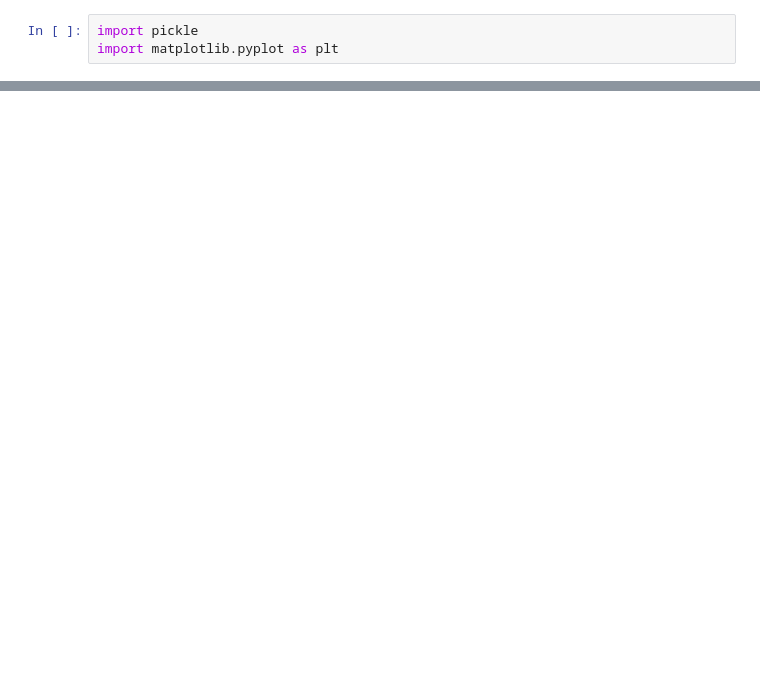
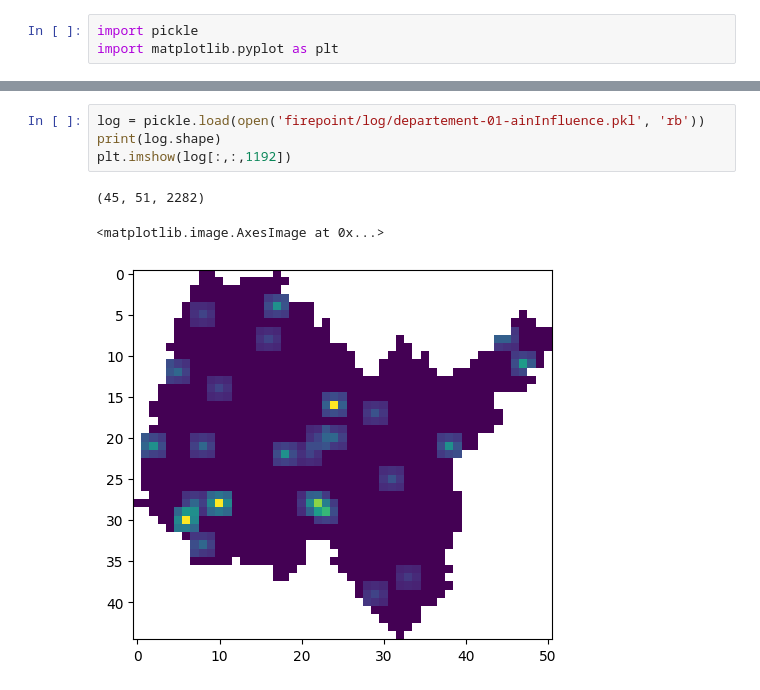
Before and after one commit to NicolasCaronPro/ST-GNN-for-wildifre-prediction, a Jupyter notebook: Prediction/Target/check.ipynb, the cells around one changed output, grey strips where cells are left out. Drawn from its saved outputs; the diff is of its cells as text; blank space fills up the shorter version.

```diff
--- a/Prediction/Target/check.ipynb
+++ b/Prediction/Target/check.ipynb
@@ -11,0 +12,8 @@ plt.imshow(log[:,:,1190])
+# %%
+log = pickle.load(open('firepoint/log/departement-01-ainInfluence.pkl', 'rb'))
+print(log.shape)
+plt.imshow(log[:,:,1192])
+# %% [output]
+(45, 51, 2282)
+<matplotlib.image.AxesImage at 0x...>
+[figure, added]
```
Also changed, not shown: parts of 1 cell of this notebook, 17 other files.
